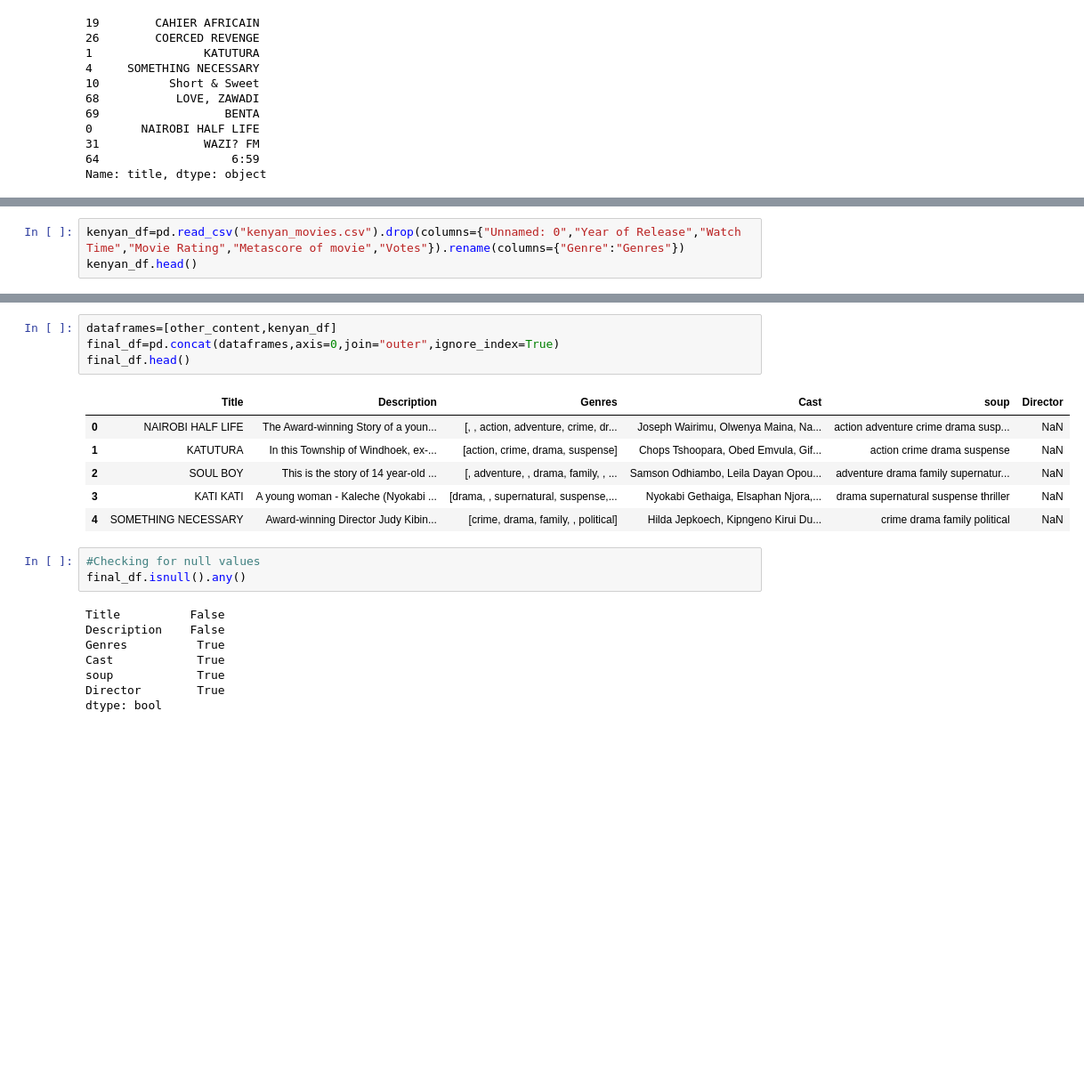
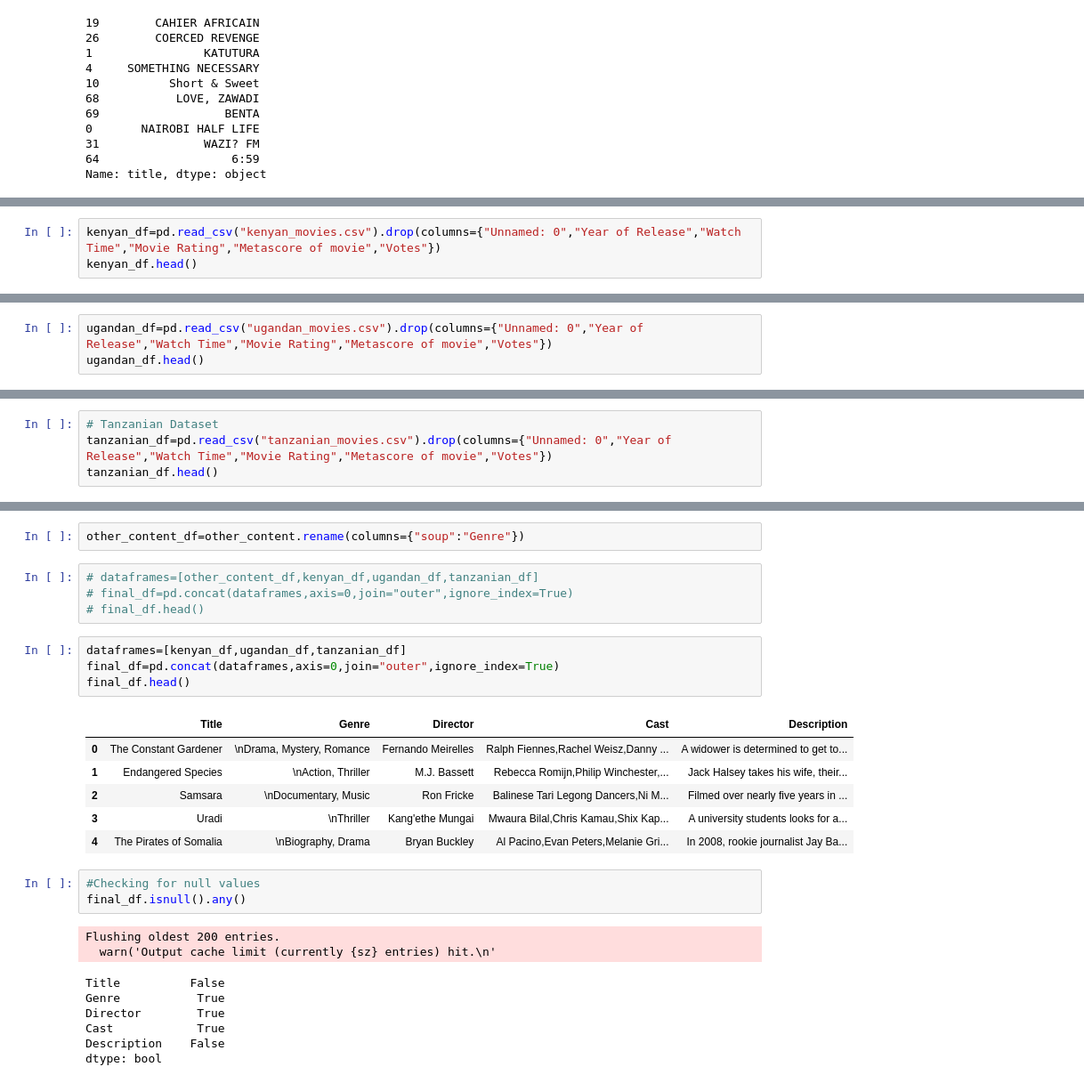
Before and after one commit to CHRISTINEMUTHEE/Movie_Recomendation_System, a Jupyter notebook: content_based.ipynb, the cells around one changed output, grey strips where cells are left out. Shown at 89% size. Cells and saved outputs as stored; diff of their text form; blank space fills up the shorter version.

```diff
--- a/content_based.ipynb
+++ b/content_based.ipynb
@@ -278,4 +267,4 @@ quiver_df.shape
 # %%
-kenyan_df=pd.read_csv("kenyan_movies.csv").drop(columns={"Unnamed: 0","Year of Release","Watch Time","Movie Rating","Metascore of movie","Votes"}).rename(columns={"Genre":"Genres"})
+kenyan_df=pd.read_csv("kenyan_movies.csv").drop(columns={"Unnamed: 0","Year of Release","Watch Time","Movie Rating","Metascore of movie","Votes"})
 kenyan_df.head()
 # %% [output]
@@ -291,0 +277,3 @@ kenyan_df.shape
+# %%
+ugandan_df=pd.read_csv("ugandan_movies.csv").drop(columns={"Unnamed: 0","Year of Release","Watch Time","Movie Rating","Metascore of movie","Votes"})
+ugandan_df.head()
@@ -291,0 +287,4 @@ kenyan_df.shape
+# %%
+# Tanzanian Dataset
+tanzanian_df=pd.read_csv("tanzanian_movies.csv").drop(columns={"Unnamed: 0","Year of Release","Watch Time","Movie Rating","Metascore of movie","Votes"})
+tanzanian_df.head()
@@ -292,25 +298,32 @@ kenyan_df.shape
+# %%
+other_content_df=other_content.rename(columns={"soup":"Genre"})
+# %%
+# dataframes=[other_content_df,kenyan_df,ugandan_df,tanzanian_df]
+# final_df=pd.concat(dataframes,axis=0,join="outer",ignore_index=True)
+# final_df.head()
 # %%
-dataframes=[other_content,kenyan_df]
+dataframes=[kenyan_df,ugandan_df,tanzanian_df]
 final_df=pd.concat(dataframes,axis=0,join="outer",ignore_index=True)
 final_df.head()
 # %% [output]
-|  | Title | Description | Genres | Cast | soup | Director |
-| 0 | NAIROBI HALF LIFE | The Award-winning Story of a youn... | [, , action, adventure, crime, dr... | Joseph Wairimu, Olwenya Maina, Na... | action adventure crime drama susp... | NaN |
-| 1 | KATUTURA | In this Township of Windhoek, ex-... | [action, crime, drama, suspense] | Chops Tshoopara, Obed Emvula, Gif... | action crime drama suspense | NaN |
-| 2 | SOUL BOY | This is the story of 14 year-old ... | [, adventure, , drama, family, , ... | Samson Odhiambo, Leila Dayan Opou... | adventure drama family supernatur... | NaN |
-| 3 | KATI KATI | A young woman - Kaleche (Nyokabi ... | [drama, , supernatural, suspense,... | Nyokabi Gethaiga, Elsaphan Njora,... | drama supernatural suspense thriller | NaN |
-| 4 | SOMETHING NECESSARY | Award-winning Director Judy Kibin... | [crime, drama, family, , political] | Hilda Jepkoech, Kipngeno Kirui Du... | crime drama family political | NaN |
+|  | Title | Genre | Director | Cast | Description |
+| 0 | The Constant Gardener | \nDrama, Mystery, Romance | Fernando Meirelles | Ralph Fiennes,Rachel Weisz,Danny ... | A widower is determined to get to... |
+| 1 | Endangered Species | \nAction, Thriller | M.J. Bassett | Rebecca Romijn,Philip Winchester,... | Jack Halsey takes his wife, their... |
+| 2 | Samsara | \nDocumentary, Music | Ron Fricke | Balinese Tari Legong Dancers,Ni M... | Filmed over nearly five years in ... |
+| 3 | Uradi | \nThriller | Kang'ethe Mungai | Mwaura Bilal,Chris Kamau,Shix Kap... | A university students looks for a... |
+| 4 | The Pirates of Somalia | \nBiography, Drama | Bryan Buckley | Al Pacino,Evan Peters,Melanie Gri... | In 2008, rookie journalist Jay Ba... |
 # %%
 #Checking for null values
 final_df.isnull().any()
 # %% [output]
-Title          False
-Description    False
-Genres          True
-Cast            True
-soup            True
-Director        True
-dtype: bool
+Flushing oldest 200 entries.
+  warn('Output cache limit (currently {sz} entries) hit.\n'
+Title          False
+Genre           True
+Director        True
+Cast            True
+Description    False
+dtype: bool
 # %%
 final_df.fillna('',inplace=True)
 final_df.head()
```
Also changed, not shown: parts of 25 cells of this notebook, 4 other files.
